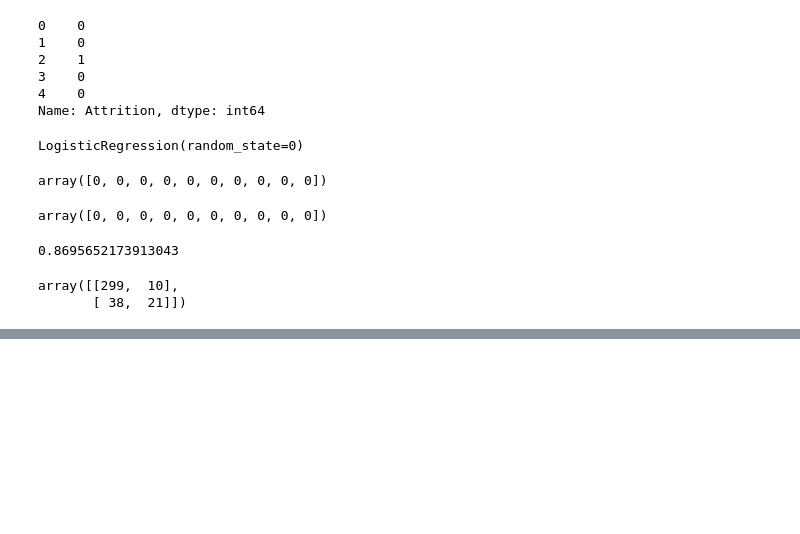
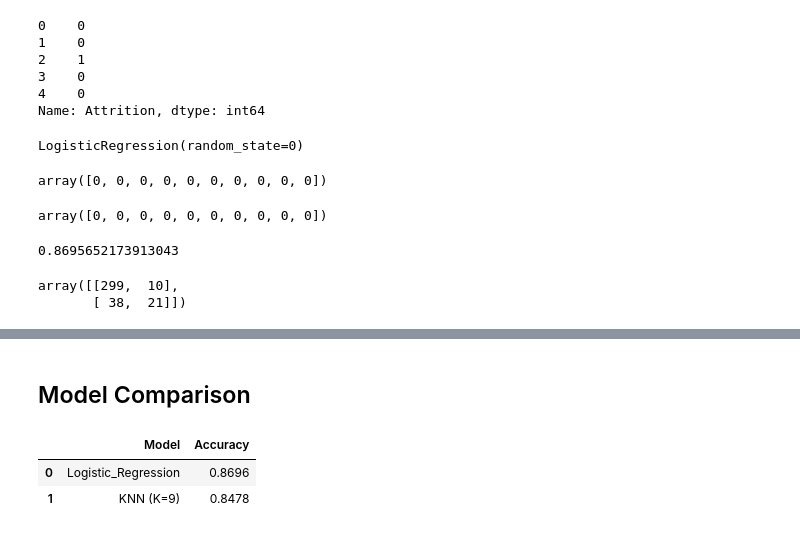
Before and after one commit to itsGoutam45/Employee-Attrition-Prediction, a Jupyter notebook: notebooks/03_Model_Training.ipynb, the cells around one changed output, grey strips where cells are left out. Cells and saved outputs as stored; diff of their text form; code cells hidden in the pictures; blank space fills up the shorter version.

```diff
--- a/notebooks/03_Model_Training.ipynb
+++ b/notebooks/03_Model_Training.ipynb
@@ -72,0 +182,19 @@ weighted avg       0.92      0.87      0.89       368
+# %% [markdown]
+## Model Comparison
+# %%
+results = pd.DataFrame({
+    "Model":[
+        "Logistic_Regression",
+        "KNN (K=9)"
+    ],
+    "Accuracy": [
+        0.8696,
+        0.8478
+    ]
+})
+
+results
+# %% [output]
+|  | Model | Accuracy |
+| 0 | Logistic_Regression | 0.8696 |
+| 1 | KNN (K=9) | 0.8478 |
```
Also changed, not shown: parts of 23 cells of this notebook.
